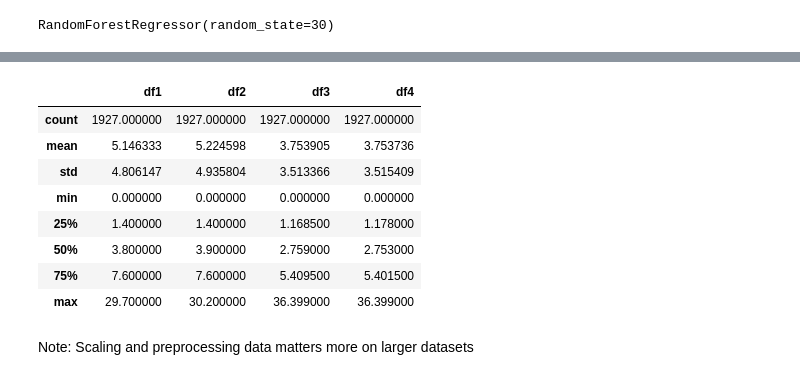
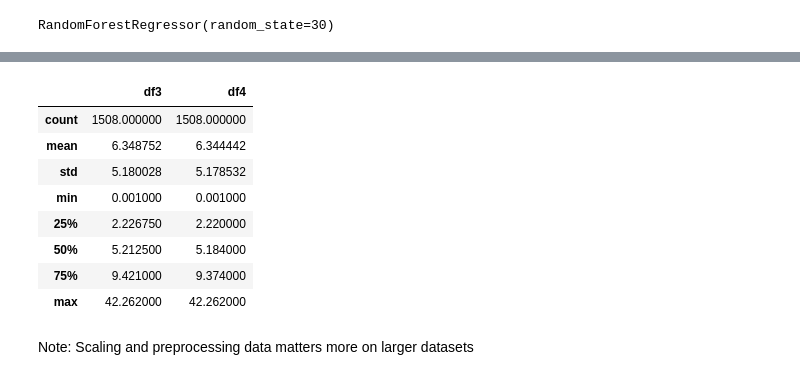
Before and after one commit to ibracken/NBA_Machine_Learning, a Jupyter notebook: scripts/nbaSupervisedLearningFullNBA.ipynb, the cells around one changed output, grey strips where cells are left out. Saved outputs shown, nothing was run; the diff lists cells and outputs as text; code cells hidden in the pictures.

```diff
--- a/scripts/nbaSupervisedLearningFullNBA.ipynb
+++ b/scripts/nbaSupervisedLearningFullNBA.ipynb
@@ -191,5 +93,5 @@ dataset = dataset[['PLAYER', 'FP', 'Last3_FP_Avg', 'Last5_FP_Avg', 'Last7_FP_Avg
 # %%
-featureNames = ['Last3_FP_Avg', 'Last5_FP_Avg', 'Last7_FP_Avg', 'Season_FP_Avg', 'FPPM']
+featureNames = ['Last3_FP_Avg', 'Last5_FP_Avg', 'Last7_FP_Avg', 'Season_FP_Avg']
 labelName = ['FP']
 dfFeatures = dataset[featureNames]
 dfFeatures.head()
@@ -213,7 +115,8 @@ dfLabels.head()
 # %%
 labels = np.array(dfLabels)
 features = np.array(dfFeatures)
-train, test, trainLabels, testLabels = train_test_split(features, labels, test_size=0.2, random_state=30)
+train, test, trainLabels, testLabels, trainPlayers, testPlayers= train_test_split(features, labels, players,  test_size=0.2, random_state=30)
+testPlayers = testPlayers.reset_index(drop=True)
 # %%
 rf = RandomForestRegressor(random_state=30)
 # %%
@@ -224,6 +127,7 @@ RandomForestRegressor(random_state=30)
 rfPredNoStandard = rf.predict(test)
 # %%
 df3 = pd.DataFrame(test, columns = featureNames)
+df3['PLAYER'] = testPlayers
 df3['actual'] = testLabels
 df3['predicted'] = rfPredNoStandard
 df3['error'] = abs(df3['actual'] - df3['predicted'])
@@ -264,0 +156,5 @@ df2.describe()
+# %%
+# 3 isn't standardized which makes featurenames more readable
+# Reorder columns to make PLAYER the first column
+df3 = df3[['PLAYER'] + [col for col in df3.columns if col != 'PLAYER']]
+df3.head()
@@ -265,19 +170,18 @@ df2.describe()
 # %%
 dfCheck = pd.DataFrame()
-dfCheck['df1'] = df1['error']
-dfCheck['df2'] = df2['error']
+# Difference in accuracy between df3 and df4 is negligible so I am sticking with 3 for better readability
 dfCheck['df3'] = df3['error']
 dfCheck['df4'] = df4['error']
 dfCheck.describe()
 # %% [output]
-|  | df1 | df2 | df3 | df4 |
-| count | 1927.000000 | 1927.000000 | 1927.000000 | 1927.000000 |
-| mean | 5.146333 | 5.224598 | 3.753905 | 3.753736 |
-| std | 4.806147 | 4.935804 | 3.513366 | 3.515409 |
-| min | 0.000000 | 0.000000 | 0.000000 | 0.000000 |
-| 25% | 1.400000 | 1.400000 | 1.168500 | 1.178000 |
-| 50% | 3.800000 | 3.900000 | 2.759000 | 2.753000 |
-| 75% | 7.600000 | 7.600000 | 5.409500 | 5.401500 |
-| max | 29.700000 | 30.200000 | 36.399000 | 36.399000 |
+|  | df3 | df4 |
+| count | 1508.000000 | 1508.000000 |
+| mean | 6.348752 | 6.344442 |
+| std | 5.180028 | 5.178532 |
+| min | 0.001000 | 0.001000 |
+| 25% | 2.226750 | 2.220000 |
+| 50% | 5.212500 | 5.184000 |
+| 75% | 9.421000 | 9.374000 |
+| max | 42.262000 | 42.262000 |
 # %% [markdown]
 Note: Scaling and preprocessing data matters more on larger datasets
```
Also changed, not shown: parts of 26 cells of this notebook, 3 other files.
